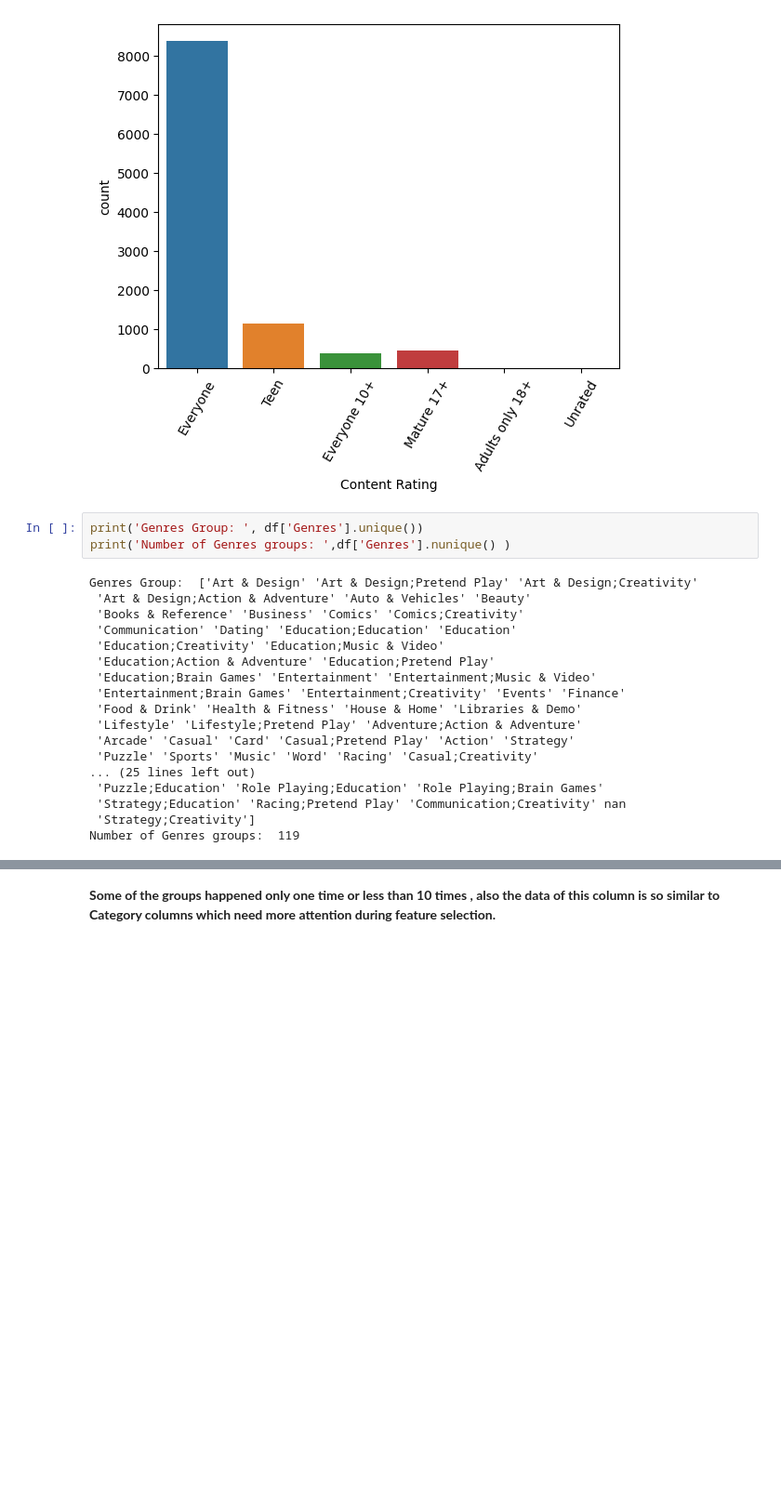
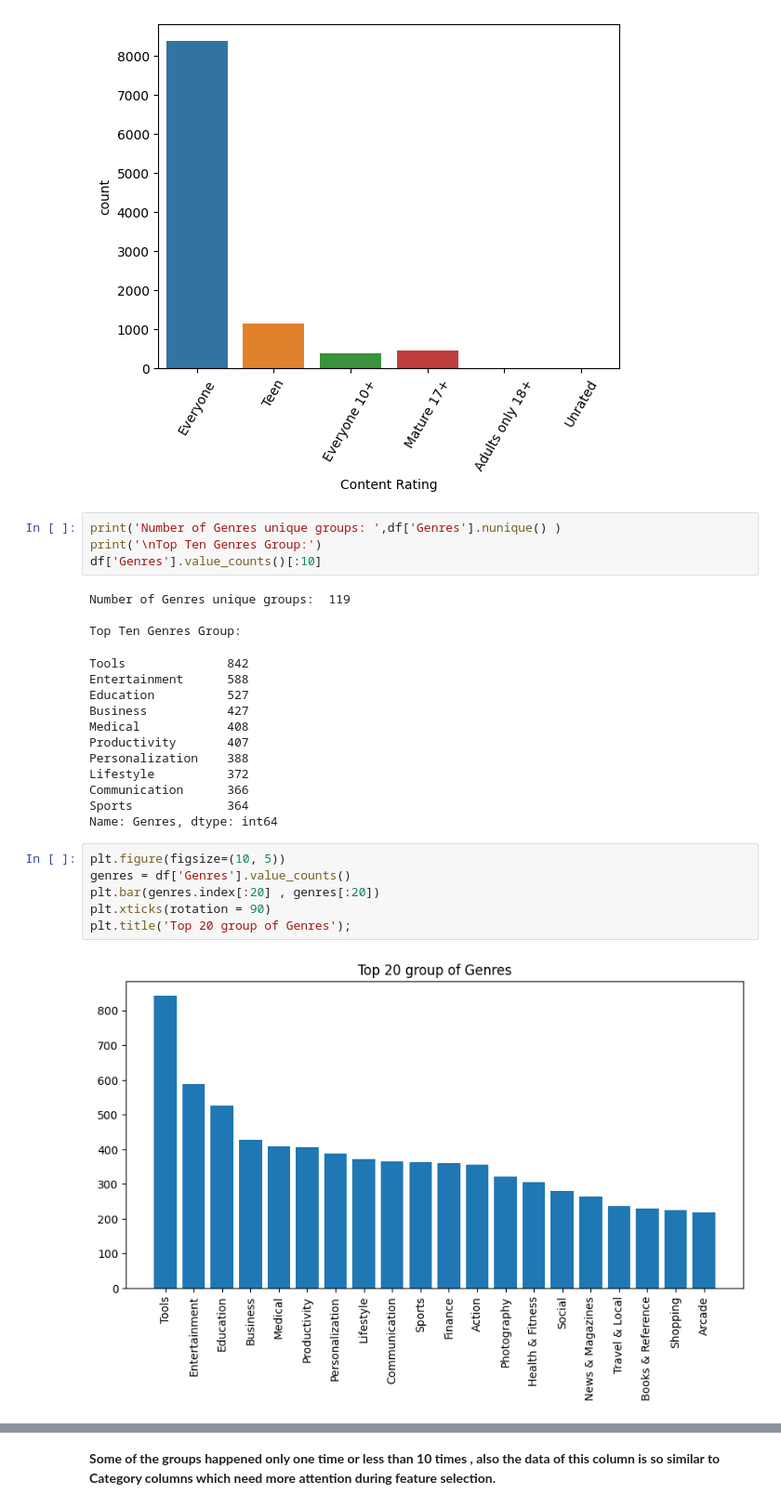
Before and after one commit to FatemehAnami/EDA, a Jupyter notebook: EDA-Preprocessing-googleplaystore/EDA-PlayStore.ipynb, the cells around one changed output, grey strips where cells are left out. Shown at 93% size. Drawn from its saved outputs; the diff is of its cells as text; blank space fills up the shorter version.

```diff
--- a/EDA-Preprocessing-googleplaystore/EDA-PlayStore.ipynb
+++ b/EDA-Preprocessing-googleplaystore/EDA-PlayStore.ipynb
@@ -357,24 +357,30 @@ plt.xticks(rotation = 60);
 # %% [output]
 [figure]
 # %%
-print('Genres Group: ', df['Genres'].unique())
-print('Number of Genres groups: ',df['Genres'].nunique() )
+print('Number of Genres unique groups: ',df['Genres'].nunique() )
+print('\nTop Ten Genres Group:')
+df['Genres'].value_counts()[:10]
 # %% [output]
-Genres Group:  ['Art & Design' 'Art & Design;Pretend Play' 'Art & Design;Creativity'
- 'Art & Design;Action & Adventure' 'Auto & Vehicles' 'Beauty'
- 'Books & Reference' 'Business' 'Comics' 'Comics;Creativity'
- 'Communication' 'Dating' 'Education;Education' 'Education'
- 'Education;Creativity' 'Education;Music & Video'
- 'Education;Action & Adventure' 'Education;Pretend Play'
- 'Education;Brain Games' 'Entertainment' 'Entertainment;Music & Video'
- 'Entertainment;Brain Games' 'Entertainment;Creativity' 'Events' 'Finance'
- 'Food & Drink' 'Health & Fitness' 'House & Home' 'Libraries & Demo'
- 'Lifestyle' 'Lifestyle;Pretend Play' 'Adventure;Action & Adventure'
- 'Arcade' 'Casual' 'Card' 'Casual;Pretend Play' 'Action' 'Strategy'
- 'Puzzle' 'Sports' 'Music' 'Word' 'Racing' 'Casual;Creativity'
-... (25 lines left out)
- 'Puzzle;Education' 'Role Playing;Education' 'Role Playing;Brain Games'
- 'Strategy;Education' 'Racing;Pretend Play' 'Communication;Creativity' nan
- 'Strategy;Creativity']
-Number of Genres groups:  119
+Number of Genres unique groups:  119
+
+Top Ten Genres Group:
+Tools              842
+Entertainment      588
+Education          527
+Business           427
+Medical            408
+Productivity       407
+Personalization    388
+Lifestyle          372
+Communication      366
+Sports             364
+Name: Genres, dtype: int64
+# %%
+plt.figure(figsize=(10, 5))
+genres = df['Genres'].value_counts()
+plt.bar(genres.index[:20] , genres[:20])
+plt.xticks(rotation = 90)
+plt.title('Top 20 group of Genres');
+# %% [output]
+[figure]
 # %%
```
Also changed, not shown: parts of 13 cells of this notebook.
